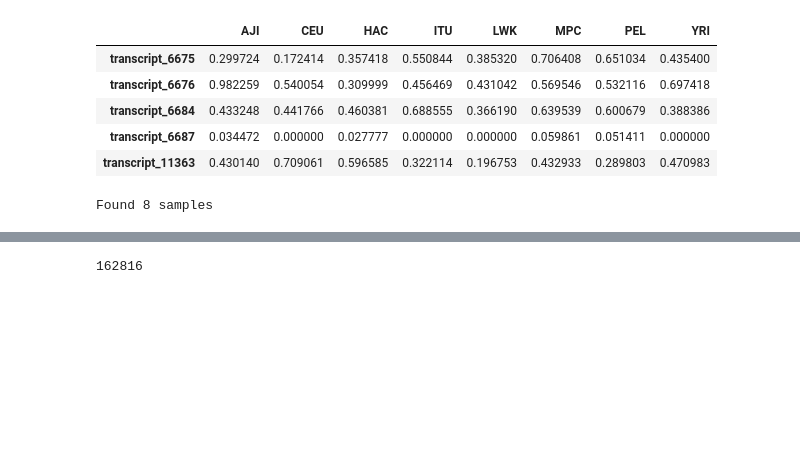
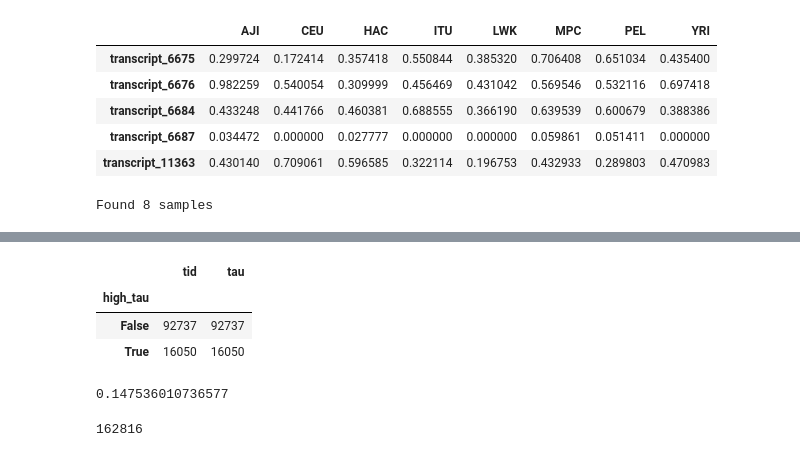
Before and after one commit to fairliereese/240903_pt, a Jupyter notebook: analysis/tau.ipynb, the cells around one changed output, grey strips where cells are left out. Saved outputs shown, nothing was run; the diff lists cells and outputs as text; code cells hidden in the pictures; blank space fills up the shorter version.

```diff
--- a/analysis/tau.ipynb
+++ b/analysis/tau.ipynb
@@ -130,5 +130,15 @@ sns.displot(tau_df, x='tau', kind='hist')
 # %%
-high_tau = tau_df.loc[tau_df.tau>=0.75]
+tau_df['high_tau'] = tau_df.tau>=.8
+tau_df.reset_index().groupby('high_tau').count()
+# %% [output]
+|  | tid | tau |
+| high_tau |  |  |
+| False | 92737 | 92737 |
+| True | 16050 | 16050 |
+# %%
+16050/(92737+16050)
+# %% [output]
+0.147536010736577
 # %%
 high_tau.head()
 len(high_tau.index)
```
Also changed, not shown: parts of 1 cell of this notebook, 5 other files.
